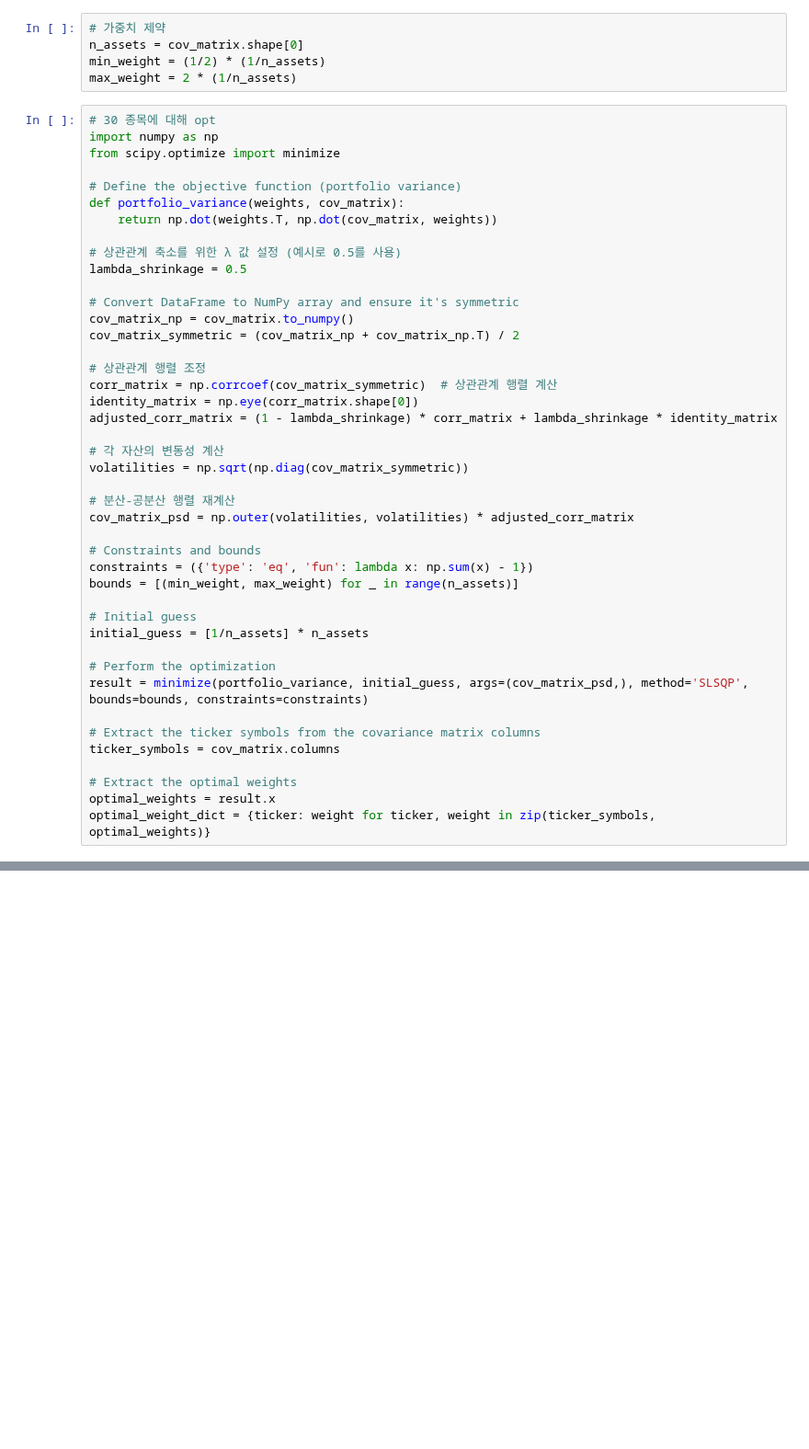
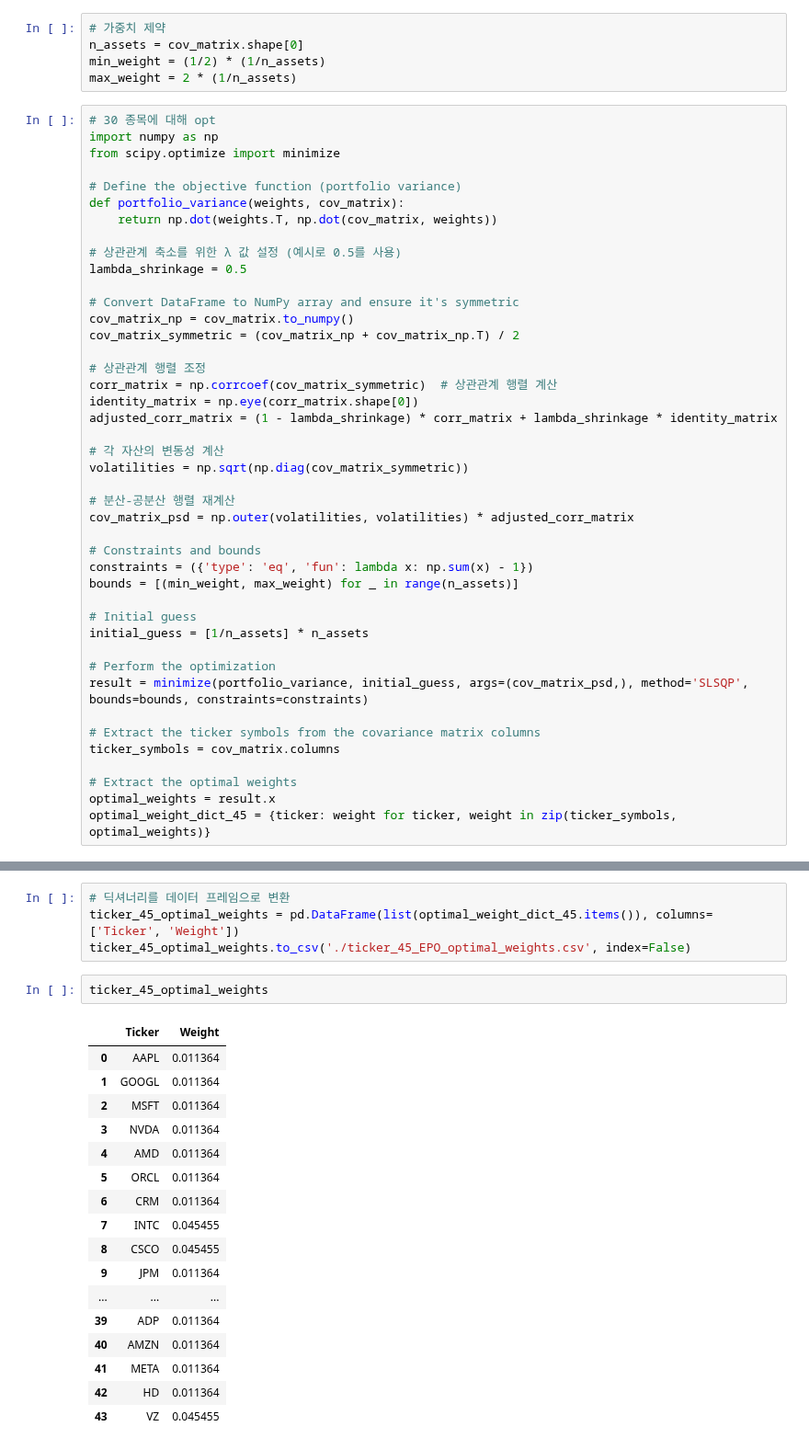
Before and after one commit to FELAB-KHU/S-PQuantTeam01, a Jupyter notebook: JY_45_ticker_simpleEPO.ipynb, the cells around one changed output, grey strips where cells are left out. Shown at 92% size. Saved outputs shown, nothing was run; the diff lists cells and outputs as text; blank space fills up the shorter version.

```diff
--- a/JY_45_ticker_simpleEPO.ipynb
+++ b/JY_45_ticker_simpleEPO.ipynb
@@ -89,4 +89,4 @@ ticker_symbols = cov_matrix.columns
 
 # Extract the optimal weights
 optimal_weights = result.x
-optimal_weight_dict = {ticker: weight for ticker, weight in zip(ticker_symbols, optimal_weights)}
+optimal_weight_dict_45 = {ticker: weight for ticker, weight in zip(ticker_symbols, optimal_weights)}
@@ -112,0 +113,24 @@ optimal_weight_dict
+# %%
+# 딕셔너리를 데이터 프레임으로 변환
+ticker_45_optimal_weights = pd.DataFrame(list(optimal_weight_dict_45.items()), columns=['Ticker', 'Weight'])
+ticker_45_optimal_weights.to_csv('./ticker_45_EPO_optimal_weights.csv', index=False)
+# %%
+ticker_45_optimal_weights
+# %% [output]
+|  | Ticker | Weight |
+| 0 | AAPL | 0.011364 |
+| 1 | GOOGL | 0.011364 |
+| 2 | MSFT | 0.011364 |
+| 3 | NVDA | 0.011364 |
+| 4 | AMD | 0.011364 |
+| 5 | ORCL | 0.011364 |
+| 6 | CRM | 0.011364 |
+| 7 | INTC | 0.045455 |
+| 8 | CSCO | 0.045455 |
+| 9 | JPM | 0.011364 |
+| ... | ... | ... |
+| 39 | ADP | 0.011364 |
+| 40 | AMZN | 0.011364 |
+| 41 | META | 0.011364 |
+| 42 | HD | 0.011364 |
+| 43 | VZ | 0.045455 |
```
Also changed, not shown: parts of 2 cells of this notebook, 4 other files.
